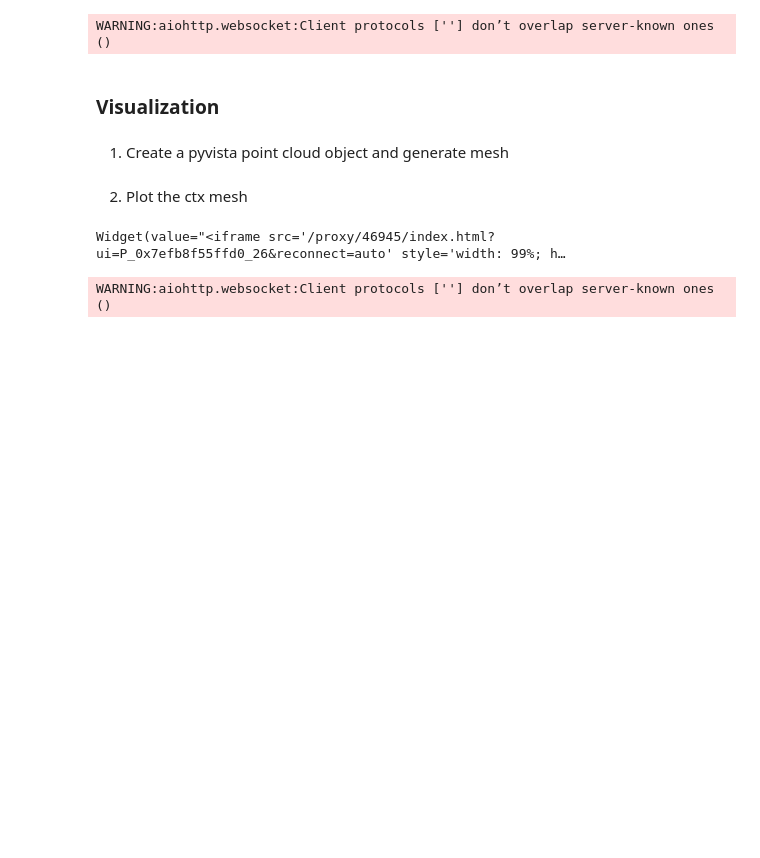
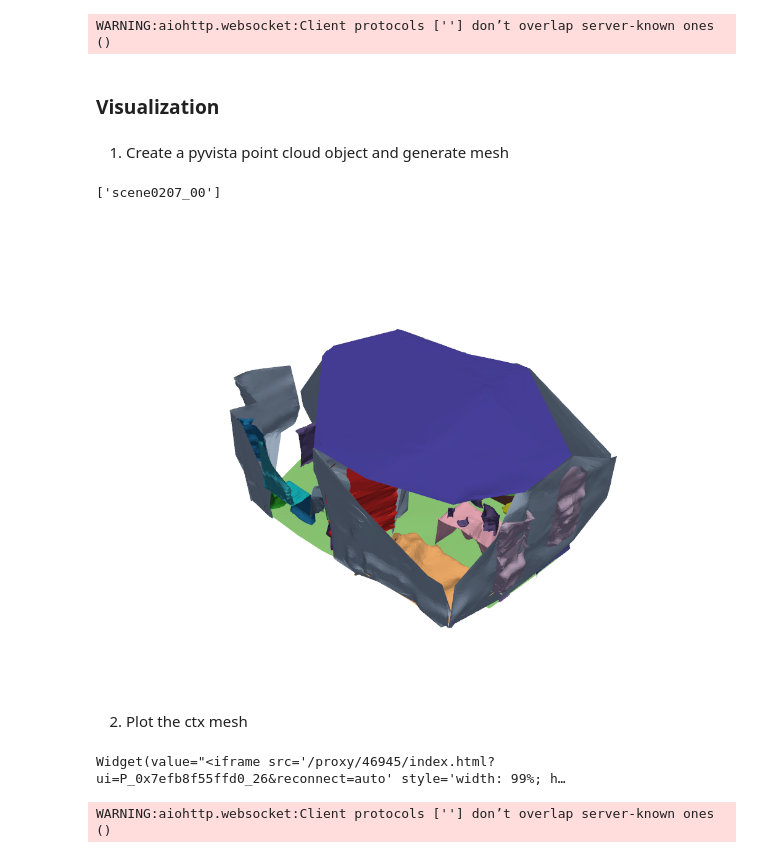
Before and after one commit to AInnovateLab/Context-aware-Indoor-PCG, a Jupyter notebook: instruct-insertion/visualization/vis_example.ipynb, the cells around one changed output. Drawn from its saved outputs; the diff is of its cells as text; code cells hidden in the pictures; blank space fills up the shorter version.

```diff
--- a/instruct-insertion/visualization/vis_example.ipynb
+++ b/instruct-insertion/visualization/vis_example.ipynb
@@ -191,21 +236,26 @@ aux = vis_pc[:, 3:]
 
 pred_box_center, pred_box_max_dist = LOCATE_PREDS[0, :3], LOCATE_PREDS[0, 3]
 
+# Process the generated point cloud
 coords = pos * pred_box_max_dist + pred_box_center
 colors = aux.clamp(0, 255).round()  # (P, 3 or 4)
 vis_pc = torch.cat((coords, colors), dim=-1)  # (P, 6)
+vis_pc = vis_pc.unsqueeze(0) # (1, P, 6)
 
 # Process the color in the scene
 ctx_pc = batch["ctx_pc"][0] # (# of context, P, 7)
 ctx_pos = ctx_pc[..., :3] * batch["ctx_box_max_dist"][0][:, None, None] + batch["ctx_box_center"][0][:, None]
 ctx_color = ctx_pc[..., 3:6].mul(255.0) # color in ctx has been normalized
 # reshape
-ctx_pos = ctx_pos.reshape(-1, 3) # (# of context * P, 3)
-ctx_color = ctx_color.reshape(-1, 3) # (# of context * P, 3)
-ctx_pc = torch.cat((ctx_pos, ctx_color), dim=-1) # (# of context * P, 6)
+# ctx_pos = ctx_pos.reshape(-1, 3) # (# of context * P, 3)
+# ctx_color = ctx_color.reshape(-1, 3) # (# of context * P, 3)
+ctx_pc = torch.cat((ctx_pos, ctx_color), dim=-1) # (# of context, P, 6)
 
 # Add object into scene
-vis_pc = torch.cat((vis_pc, ctx_pc), dim=0) # (P + # of context * P, 6)
+vis_pc = torch.cat((vis_pc, ctx_pc), dim=0) # (# of context + 1, P, 6)
+
+ctx_pc = ctx_pc.cpu().numpy()
+vis_pc = vis_pc.cpu().numpy()
 # %%
 # NOTE: TEST entire point clouds
 plotter = pv.Plotter()
@@ -219,16 +269,29 @@ WARNING:aiohttp.websocket:Client protocols [''] don’t overlap server-known one
 ### Visualization
 # %% [markdown]
 1. Create a pyvista point cloud object and generate mesh
+# %%
+batch['scan_id']
+# %% [output]
+['scene0207_00']
 # %%
 # Create a pyvista point cloud object
-ctx_cloud = pv.PolyData(ctx_pc[:, :3].cpu().numpy())
-vis_cloud = pv.PolyData(vis_pc[:, :3].cpu().numpy())
+plotter = pv.Plotter()
+for obj in vis_pc:
+    mesh = pv.PolyData(obj[:, :3]).delaunay_2d().smooth_taubin()
+    color = obj[:, 3:6].astype(np.uint8)
+    plotter.add_mesh(mesh, scalars=color, rgb=True, preference='point')
+plotter.show(jupyter_backend=jupyter_backend)
+
+# ctx_cloud = pv.PolyData(ctx_pc[:, :3].cpu().numpy())
+# vis_cloud = pv.PolyData(vis_pc[:, :3].cpu().numpy())
 
 # Generate the mesh
-ctx_mesh = ctx_cloud.delaunay_2d(offset=0.1)
-vis_mesh = vis_cloud.delaunay_2d()
-ctx_colors = ctx_pc[:, 3:6].cpu().numpy().astype(np.uint8)
-vis_colors = vis_pc[:, 3:6].cpu().numpy().astype(np.uint8)
+# ctx_mesh = ctx_cloud.delaunay_2d(offset=0.1)
+# vis_mesh = vis_cloud.delaunay_2d()
+# ctx_colors = ctx_pc[:, 3:6].cpu().numpy().astype(np.uint8)
+# vis_colors = vis_pc[:, 3:6].cpu().numpy().astype(np.uint8)
+# %% [output]
+[figure, added]
 # %% [markdown]
 2. Plot the ctx mesh
 # %%
```
Also changed, not shown: parts of 7 cells of this notebook, 2 other files.
